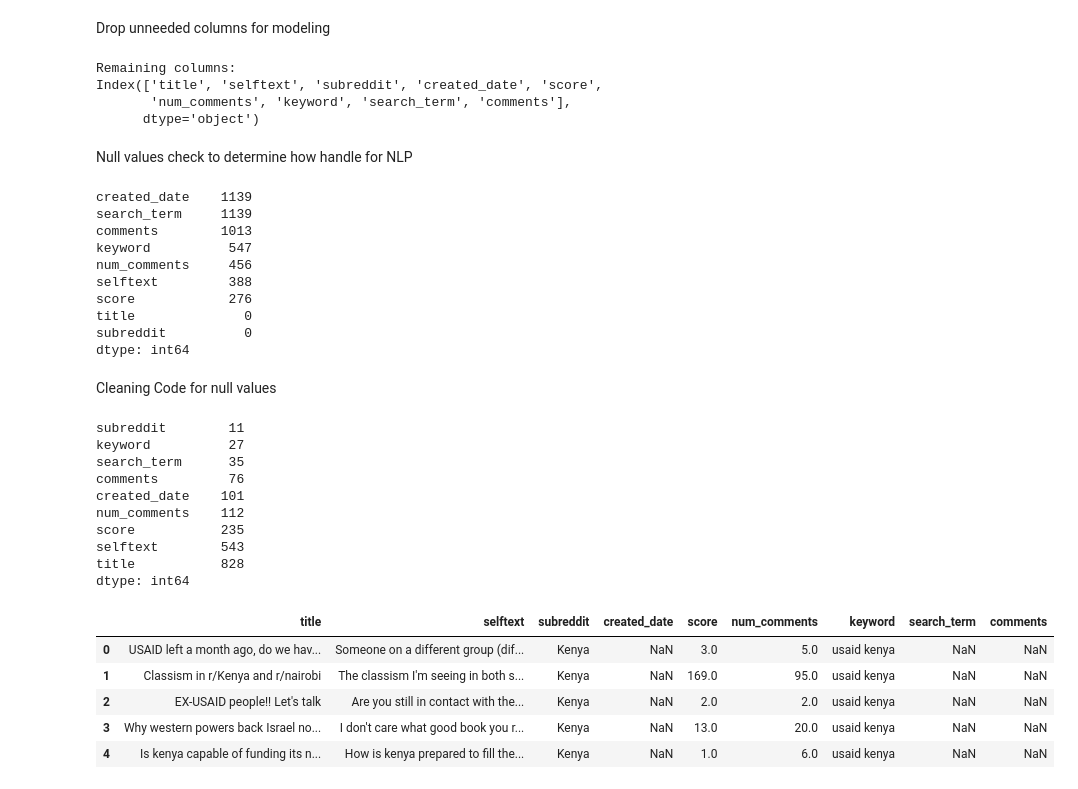
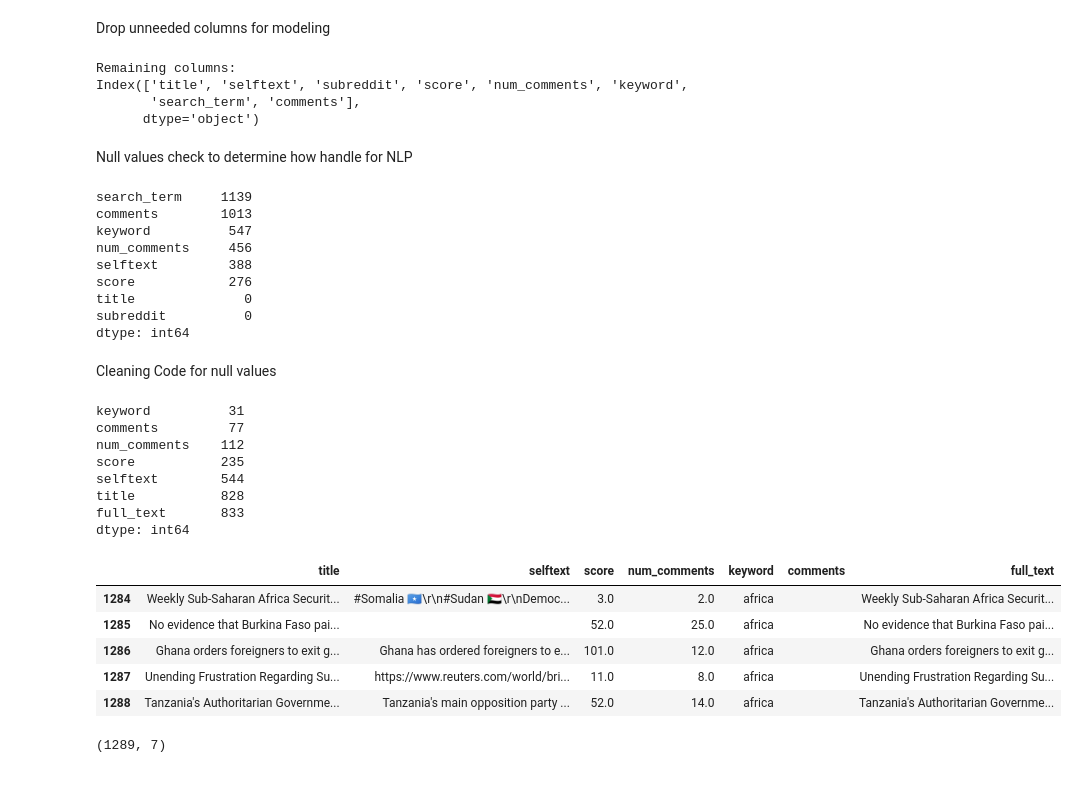
Before and after one commit to L-N-E0/USAID-Kenya-Sentiment-Analysis, a Jupyter notebook: notebooks/Mbego.ipynb, the cells around one changed output. Cells and saved outputs as stored; diff of their text form; code cells hidden in the pictures.

Commit message:
Reddit data, picking btwn subreddit and keyword columns

```diff
--- a/notebooks/Mbego.ipynb
+++ b/notebooks/Mbego.ipynb
@@ -454,7 +454,7 @@ print(reddit_df.columns.tolist())
 Drop unneeded columns for modeling
 # %%
 
-columns_to_drop = ['created_utc', 'date_posted', 'upvotes', 'url', 'permalink', 'author']
+columns_to_drop = ['created_utc', 'date_posted', 'upvotes', 'url', 'permalink', 'author','created_date']
 reddit_df = reddit_df.drop(columns=columns_to_drop, errors='ignore')  # errors='ignore' ensures it won’t crash if a column is missing
 
 #remaining columns
@@ -462,15 +462,14 @@ print("Remaining columns:")
 print(reddit_df.columns)
 # %% [output]
 Remaining columns:
-Index(['title', 'selftext', 'subreddit', 'created_date', 'score',
-       'num_comments', 'keyword', 'search_term', 'comments'],
+Index(['title', 'selftext', 'subreddit', 'score', 'num_comments', 'keyword',
+       'search_term', 'comments'],
       dtype='object')
 # %% [markdown]
 Null values check to determine how handle for NLP
 # %%
 reddit_df.isnull().sum().sort_values(ascending=False)
 # %% [output]
-created_date    1139
 search_term     1139
 comments        1013
 keyword          547
@@ -482,25 +481,53 @@ subreddit          0
 dtype: int64
 # %% [markdown]
 Cleaning Code for null values
+# %%
+# Drop rows where 'created_date' is missing
+#reddit_df = reddit_df.dropna(subset=['created_date'])
+
+# Drop 'search_term' if not needed
+reddit_df = reddit_df.drop(columns=['search_term'], errors='ignore')
+
+# Fill missing text fields with empty strings
+reddit_df['selftext'] = reddit_df['selftext'].fillna('')
+reddit_df['comments'] = reddit_df['comments'].fillna('')
+
+# Fill numeric fields with 0
+reddit_df['score'] = reddit_df['score'].fillna(0)
+reddit_df['num_comments'] = reddit_df['num_comments'].fillna(0)
+
+# Fill missing 'keyword' with 'subreddit' before dropping subreddit
+reddit_df['keyword'] = reddit_df['keyword'].fillna(reddit_df['subreddit'])
+
+# Normalize 'keyword' by stripping whitespace and lowercasing
+reddit_df['keyword'] = reddit_df['keyword'].str.strip().str.lower()
+
+# Drop 'subreddit' since it's now redundant
+reddit_df = reddit_df.drop(columns=['subreddit'], errors='ignore')
+
+# Create unified text field for NLP modeling
+reddit_df['full_text'] = reddit_df['title'] + ' ' + reddit_df['selftext']
 # %%
 reddit_df.nunique().sort_values()
 # %% [output]
-subreddit        11
-keyword          27
-search_term      35
-comments         76
-created_date    101
+keyword          31
+comments         77
 num_comments    112
 score           235
-selftext        543
+selftext        544
 title           828
+full_text       833
 dtype: int64
 # %%
-reddit_df.head()
+reddit_df.tail(5)
 # %% [output]
-|  | title | selftext | subreddit | created_date | score | num_comments | keyword | search_term | comments |
-| 0 | USAID left a month ago, do we hav... | Someone on a different group (dif... | Kenya | NaN | 3.0 | 5.0 | usaid kenya | NaN | NaN |
-| 1 | Classism in r/Kenya and r/nairobi | The classism I'm seeing in both s... | Kenya | NaN | 169.0 | 95.0 | usaid kenya | NaN | NaN |
-| 2 | EX-USAID people!! Let's talk | Are you still in contact with the... | Kenya | NaN | 2.0 | 2.0 | usaid kenya | NaN | NaN |
-| 3 | Why western powers back Israel no... | I don't care what good book you r... | Kenya | NaN | 13.0 | 20.0 | usaid kenya | NaN | NaN |
-| 4 | Is kenya capable of funding its n... | How is kenya prepared to fill the... | Kenya | NaN | 1.0 | 6.0 | usaid kenya | NaN | NaN |
+|  | title | selftext | score | num_comments | keyword | comments | full_text |
+| 1284 | Weekly Sub-Saharan Africa Securit... | #Somalia 🇸🇴\r\n#Sudan 🇸🇩\r\nDemoc... | 3.0 | 2.0 | africa |  | Weekly Sub-Saharan Africa Securit... |
+| 1285 | No evidence that Burkina Faso pai... |  | 52.0 | 25.0 | africa |  | No evidence that Burkina Faso pai... |
+| 1286 | Ghana orders foreigners to exit g... | Ghana has ordered foreigners to e... | 101.0 | 12.0 | africa |  | Ghana orders foreigners to exit g... |
+| 1287 | Unending Frustration Regarding Su... | https://www.reuters.com/world/bri... | 11.0 | 8.0 | africa |  | Unending Frustration Regarding Su... |
+| 1288 | Tanzania's Authoritarian Governme... | Tanzania's main opposition party ... | 52.0 | 14.0 | africa |  | Tanzania's Authoritarian Governme... |
+# %%
+reddit_df.shape
+# %% [output]
+(1289, 7)
```
Also changed, not shown: parts of 3 cells of this notebook.
